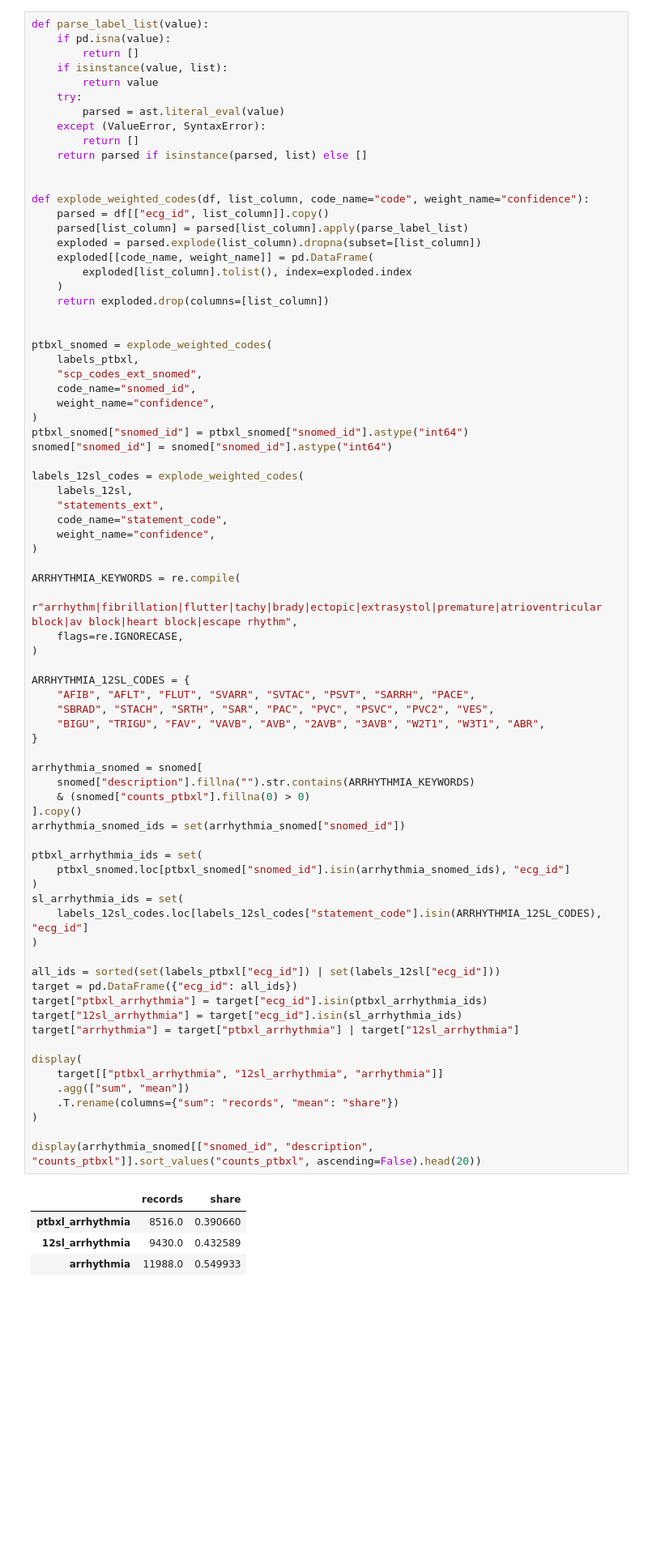
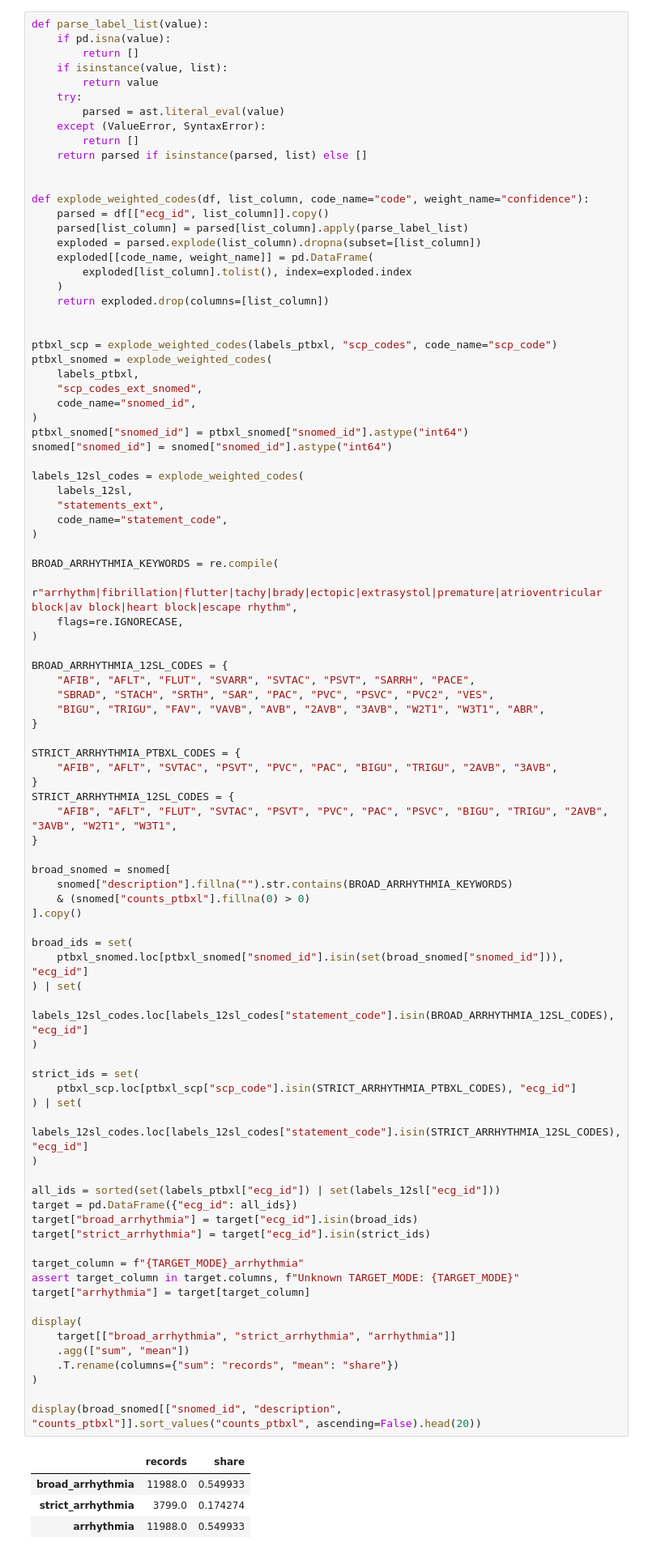
Before and after one commit to Gubscruz/ecg-anomaly-detection, a Jupyter notebook: notebooks/model.ipynb, the cells around one changed output. Shown at 81% size. Drawn from its saved outputs; the diff is of its cells as text; blank space fills up the shorter version.

```diff
--- a/notebooks/model.ipynb
+++ b/notebooks/model.ipynb
@@ -120,11 +135,11 @@ def explode_weighted_codes(df, list_column, code_name="code", weight_name="confi
     return exploded.drop(columns=[list_column])
 
 
+ptbxl_scp = explode_weighted_codes(labels_ptbxl, "scp_codes", code_name="scp_code")
 ptbxl_snomed = explode_weighted_codes(
     labels_ptbxl,
     "scp_codes_ext_snomed",
     code_name="snomed_id",
-    weight_name="confidence",
 )
 ptbxl_snomed["snomed_id"] = ptbxl_snomed["snomed_id"].astype("int64")
 snomed["snomed_id"] = snomed["snomed_id"].astype("int64")
@@ -133,50 +148,63 @@ labels_12sl_codes = explode_weighted_codes(
     labels_12sl,
     "statements_ext",
     code_name="statement_code",
-    weight_name="confidence",
 )
 
-ARRHYTHMIA_KEYWORDS = re.compile(
+BROAD_ARRHYTHMIA_KEYWORDS = re.compile(
     r"arrhythm|fibrillation|flutter|tachy|brady|ectopic|extrasystol|premature|atrioventricular block|av block|heart block|escape rhythm",
     flags=re.IGNORECASE,
 )
 
-ARRHYTHMIA_12SL_CODES = {
+BROAD_ARRHYTHMIA_12SL_CODES = {
     "AFIB", "AFLT", "FLUT", "SVARR", "SVTAC", "PSVT", "SARRH", "PACE",
     "SBRAD", "STACH", "SRTH", "SAR", "PAC", "PVC", "PSVC", "PVC2", "VES",
     "BIGU", "TRIGU", "FAV", "VAVB", "AVB", "2AVB", "3AVB", "W2T1", "W3T1", "ABR",
 }
 
-arrhythmia_snomed = snomed[
-    snomed["description"].fillna("").str.contains(ARRHYTHMIA_KEYWORDS)
+STRICT_ARRHYTHMIA_PTBXL_CODES = {
+    "AFIB", "AFLT", "SVTAC", "PSVT", "PVC", "PAC", "BIGU", "TRIGU", "2AVB", "3AVB",
+}
+STRICT_ARRHYTHMIA_12SL_CODES = {
+    "AFIB", "AFLT", "FLUT", "SVTAC", "PSVT", "PVC", "PAC", "PSVC", "BIGU", "TRIGU", "2AVB", "3AVB", "W2T1", "W3T1",
+}
+
+broad_snomed = snomed[
+    snomed["description"].fillna("").str.contains(BROAD_ARRHYTHMIA_KEYWORDS)
     & (snomed["counts_ptbxl"].fillna(0) > 0)
 ].copy()
-arrhythmia_snomed_ids = set(arrhythmia_snomed["snomed_id"])
 
-ptbxl_arrhythmia_ids = set(
-    ptbxl_snomed.loc[ptbxl_snomed["snomed_id"].isin(arrhythmia_snomed_ids), "ecg_id"]
+broad_ids = set(
+    ptbxl_snomed.loc[ptbxl_snomed["snomed_id"].isin(set(broad_snomed["snomed_id"])), "ecg_id"]
+) | set(
+    labels_12sl_codes.loc[labels_12sl_codes["statement_code"].isin(BROAD_ARRHYTHMIA_12SL_CODES), "ecg_id"]
 )
-sl_arrhythmia_ids = set(
-    labels_12sl_codes.loc[labels_12sl_codes["statement_code"].isin(ARRHYTHMIA_12SL_CODES), "ecg_id"]
+
+strict_ids = set(
+    ptbxl_scp.loc[ptbxl_scp["scp_code"].isin(STRICT_ARRHYTHMIA_PTBXL_CODES), "ecg_id"]
+) | set(
+    labels_12sl_codes.loc[labels_12sl_codes["statement_code"].isin(STRICT_ARRHYTHMIA_12SL_CODES), "ecg_id"]
 )
 
 all_ids = sorted(set(labels_ptbxl["ecg_id"]) | set(labels_12sl["ecg_id"]))
 target = pd.DataFrame({"ecg_id": all_ids})
-target["ptbxl_arrhythmia"] = target["ecg_id"].isin(ptbxl_arrhythmia_ids)
-target["12sl_arrhythmia"] = target["ecg_id"].isin(sl_arrhythmia_ids)
-target["arrhythmia"] = target["ptbxl_arrhythmia"] | target["12sl_arrhythmia"]
+target["broad_arrhythmia"] = target["ecg_id"].isin(broad_ids)
+target["strict_arrhythmia"] = target["ecg_id"].isin(strict_ids)
+
+target_column = f"{TARGET_MODE}_arrhythmia"
+assert target_column in target.columns, f"Unknown TARGET_MODE: {TARGET_MODE}"
+target["arrhythmia"] = target[target_column]
 
 display(
-    target[["ptbxl_arrhythmia", "12sl_arrhythmia", "arrhythmia"]]
+    target[["broad_arrhythmia", "strict_arrhythmia", "arrhythmia"]]
     .agg(["sum", "mean"])
     .T.rename(columns={"sum": "records", "mean": "share"})
 )
 
-display(arrhythmia_snomed[["snomed_id", "description", "counts_ptbxl"]].sort_values("counts_ptbxl", ascending=False).head(20))
+display(broad_snomed[["snomed_id", "description", "counts_ptbxl"]].sort_values("counts_ptbxl", ascending=False).head(20))
 # %% [output]
 |  | records | share |
-| ptbxl_arrhythmia | 8516.0 | 0.390660 |
-| 12sl_arrhythmia | 9430.0 | 0.432589 |
+| broad_arrhythmia | 11988.0 | 0.549933 |
+| strict_arrhythmia | 3799.0 | 0.174274 |
 | arrhythmia | 11988.0 | 0.549933 |
 |  | snomed_id | description | counts_ptbxl |
 | 60 | 44784217 | Cardiac arrhythmia | 8011 |
```
Also changed, not shown: parts of 18 cells of this notebook, 4 other files.
